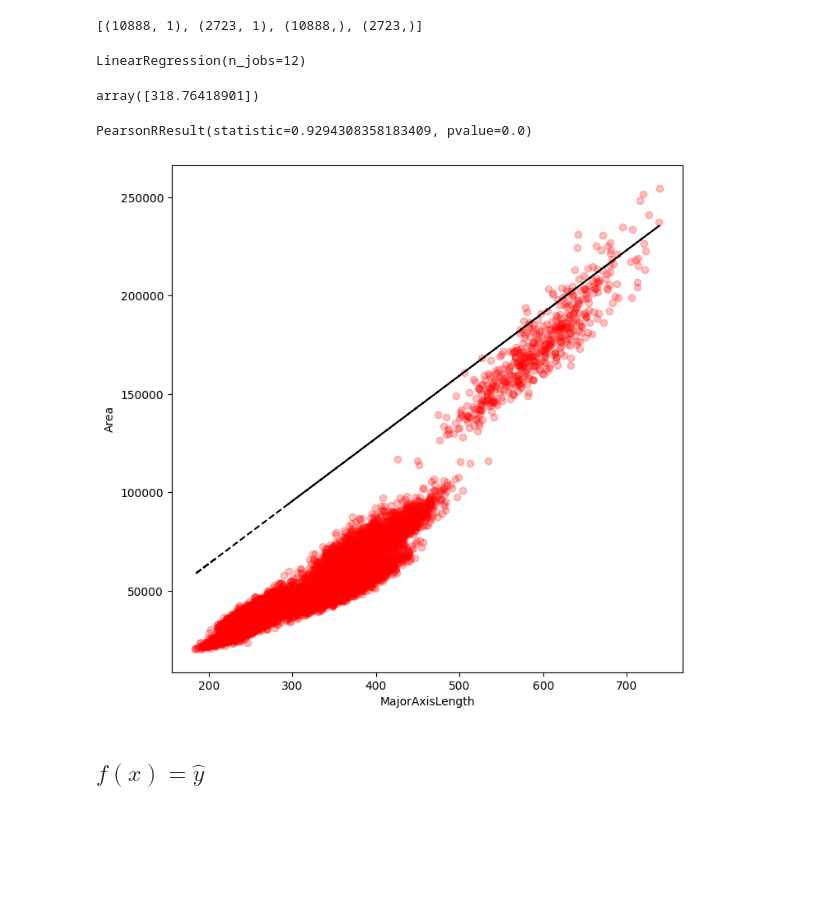
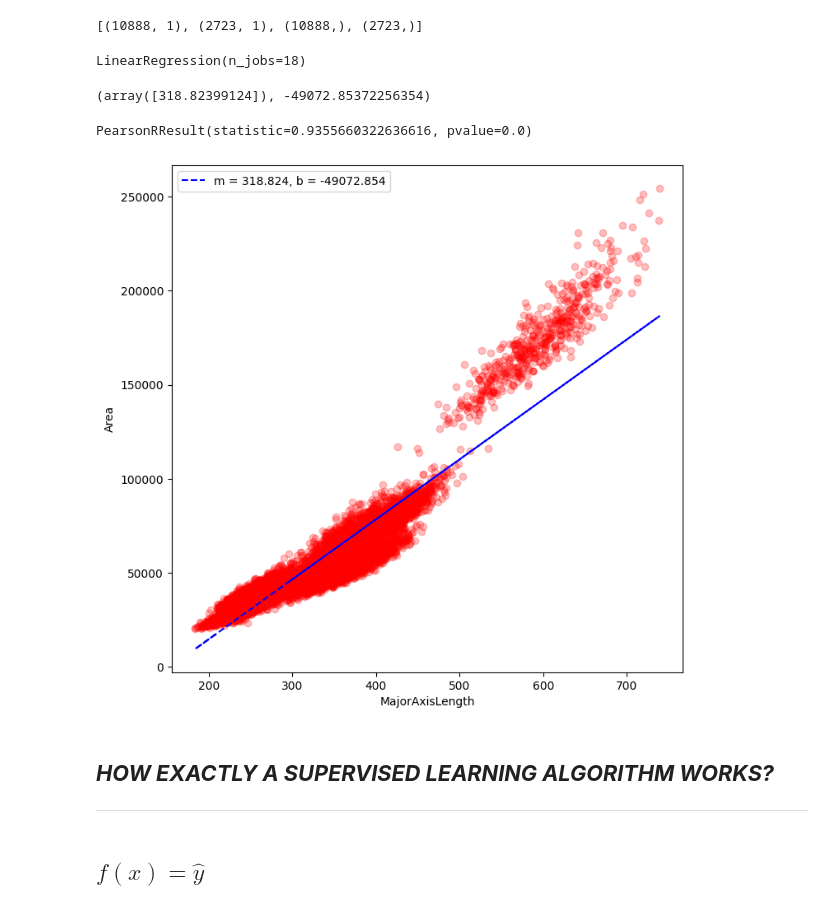
Before and after one commit to anoban/Supervised-Machine-Learning-Regression-and-Classification, a Jupyter notebook: anoban/Regression with One Variable.ipynb, the cells around one changed output. Cells and saved outputs as stored; diff of their text form; code cells hidden in the pictures; blank space fills up the shorter version.

Commit message:
modified:   Week 01/C1_W1_Lab02_Model_Representation_Soln.ipynb 	new file:   anoban/Cost Functions.ipynb 	modified:   anoban/Regression with One Variable.ipynb

```diff
--- a/anoban/Regression with One Variable.ipynb
+++ b/anoban/Regression with One Variable.ipynb
@@ -49,31 +49,33 @@ train_x, test_x, train_y, test_y = train_test_split(x.reshape(-1, 1), y, train_s
 [(10888, 1), (2723, 1), (10888,), (2723,)]
 # %%
 # let's find out the coefficient,
-model = LinearRegression(n_jobs = 12)
+model = LinearRegression(n_jobs = 18)
 model.fit(train_x, train_y)
 # %% [output]
-LinearRegression(n_jobs=12)
+LinearRegression(n_jobs=18)
 # %%
-model.coef_
+model.coef_, model.intercept_
 # %% [output]
-array([318.76418901])
+(array([318.82399124]), -49072.85372256354)
 # %%
 preds = model.predict(test_x)
 # %%
 # not bad huh?
 pearsonr(preds, test_y)
 # %% [output]
-PearsonRResult(statistic=0.9294308358183409, pvalue=0.0)
+PearsonRResult(statistic=0.9355660322636616, pvalue=0.0)
 # %%
 # let's see how close our model is to the real data.
 
 fig, axes = plt.subplots()
 fig.set_size_inches(8, 8)
 axes.scatter(x, y, alpha = 0.25, color = "red")
-axes.plot(x, x * model.coef_, color = "black", linestyle = "--", marker = "none")
+axes.plot(x, x * model.coef_ + model.intercept_, color = "blue", linestyle = "--", marker = "none",
+          label = f"m = {model.coef_[0]:.3f}, b = {model.intercept_:.3f}")
 axes.set_xlabel("MajorAxisLength")
 axes.set_ylabel("Area")
+plt.legend()
 plt.show()
 # %% [output]
-[figure, old version]
+[figure, new version]
 # %%
@@ -90 +90,4 @@ plt.show()
+# %% [markdown]
+## ___HOW EXACTLY A SUPERVISED LEARNING ALGORITHM WORKS?___
+---------------------------
 # %%
```
Also changed, not shown: parts of 9 cells of this notebook, 1 other file.
